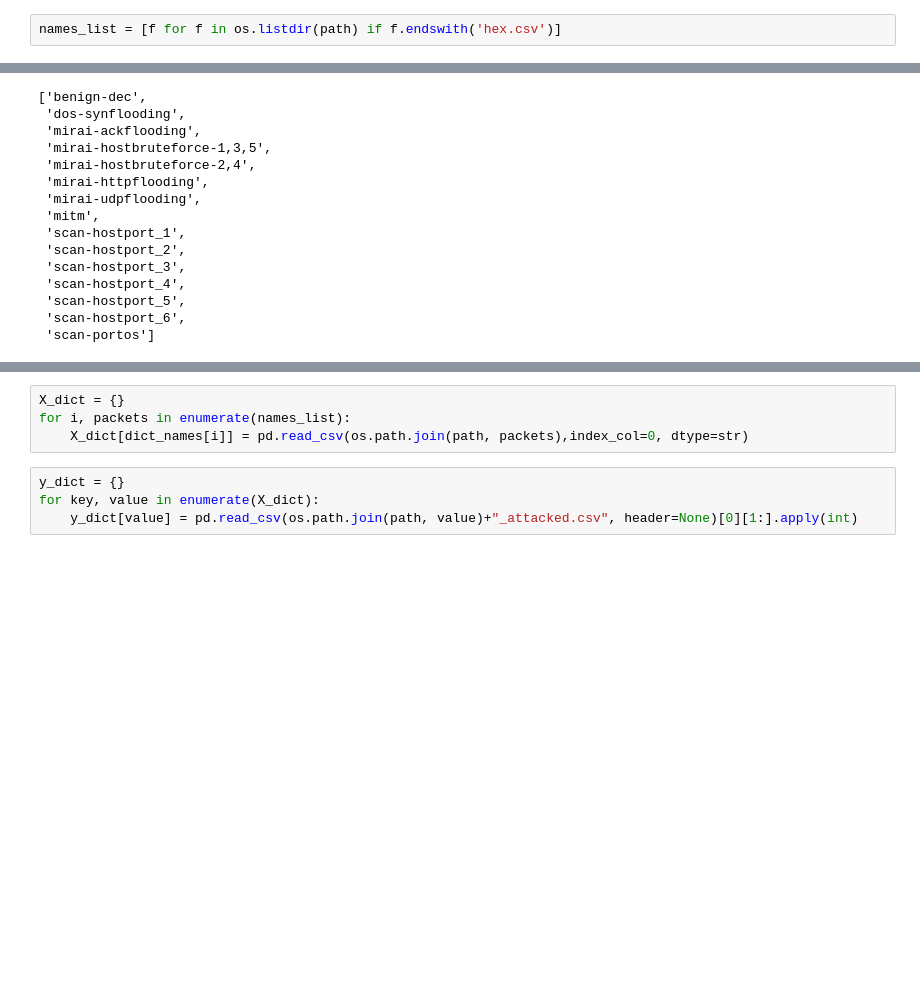
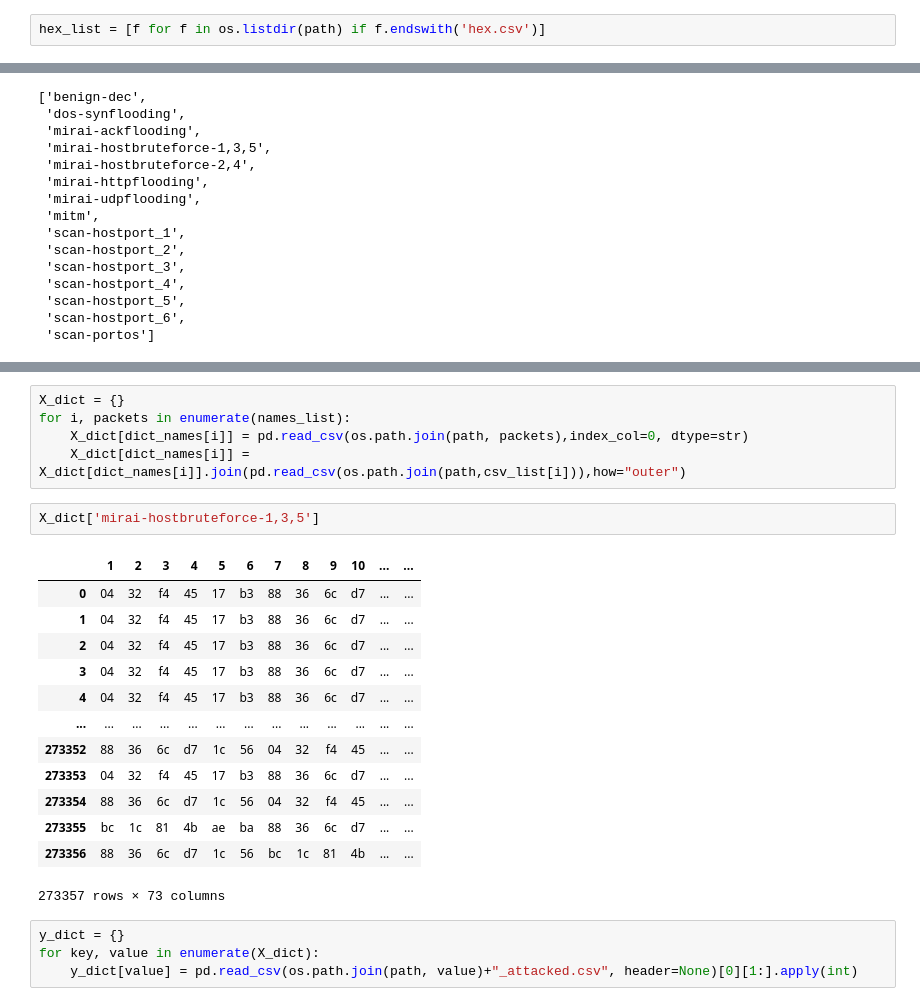
Before and after one commit to hykhhijk/Packet-classifier, a Jupyter notebook: Untitled.ipynb, the cells around one changed output, grey strips where cells are left out. Drawn from its saved outputs; the diff is of its cells as text; blank space fills up the shorter version.

```diff
--- a/Untitled.ipynb
+++ b/Untitled.ipynb
@@ -79,3 +63,3 @@ scan-portos.txt done
 # %%
-names_list = [f for f in os.listdir(path) if f.endswith('hex.csv')]
+hex_list = [f for f in os.listdir(path) if f.endswith('hex.csv')]
 # %%
@@ -122,6 +126,23 @@ dict_names
 X_dict = {}
 for i, packets in enumerate(names_list):
     X_dict[dict_names[i]] = pd.read_csv(os.path.join(path, packets),index_col=0, dtype=str)
+    X_dict[dict_names[i]] = X_dict[dict_names[i]].join(pd.read_csv(os.path.join(path,csv_list[i])),how="outer")
+# %%
+X_dict['mirai-hostbruteforce-1,3,5']
+# %% [output]
+|  | 1 | 2 | 3 | 4 | 5 | 6 | 7 | 8 | 9 | 10 | ... | ... |
+| 0 | 04 | 32 | f4 | 45 | 17 | b3 | 88 | 36 | 6c | d7 | ... | ... |
+| 1 | 04 | 32 | f4 | 45 | 17 | b3 | 88 | 36 | 6c | d7 | ... | ... |
+| 2 | 04 | 32 | f4 | 45 | 17 | b3 | 88 | 36 | 6c | d7 | ... | ... |
+| 3 | 04 | 32 | f4 | 45 | 17 | b3 | 88 | 36 | 6c | d7 | ... | ... |
+| 4 | 04 | 32 | f4 | 45 | 17 | b3 | 88 | 36 | 6c | d7 | ... | ... |
+| ... | ... | ... | ... | ... | ... | ... | ... | ... | ... | ... | ... | ... |
+| 273352 | 88 | 36 | 6c | d7 | 1c | 56 | 04 | 32 | f4 | 45 | ... | ... |
+| 273353 | 04 | 32 | f4 | 45 | 17 | b3 | 88 | 36 | 6c | d7 | ... | ... |
+| 273354 | 88 | 36 | 6c | d7 | 1c | 56 | 04 | 32 | f4 | 45 | ... | ... |
+| 273355 | bc | 1c | 81 | 4b | ae | ba | 88 | 36 | 6c | d7 | ... | ... |
+| 273356 | 88 | 36 | 6c | d7 | 1c | 56 | bc | 1c | 81 | 4b | ... | ... |
+273357 rows × 73 columns
 # %%
 y_dict = {}
 for key, value in enumerate(X_dict):
```
Also changed, not shown: parts of 34 cells of this notebook, 1 other file.
